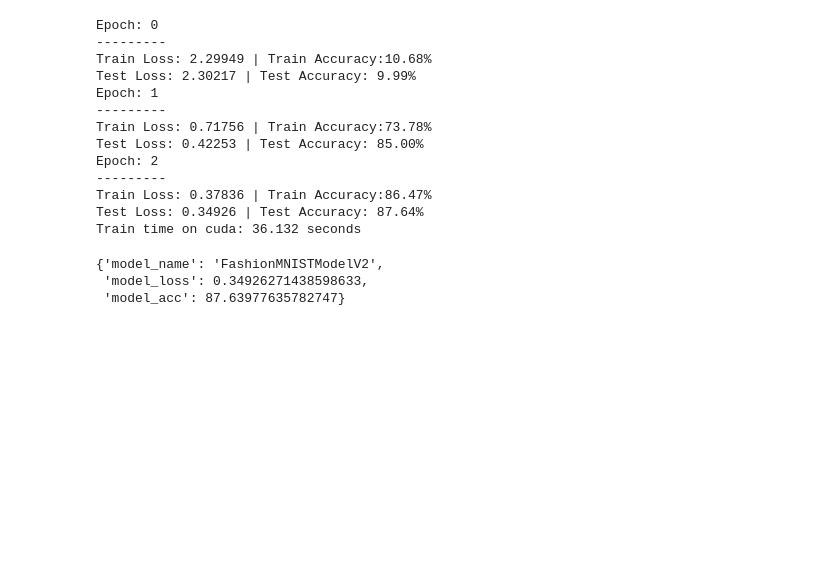
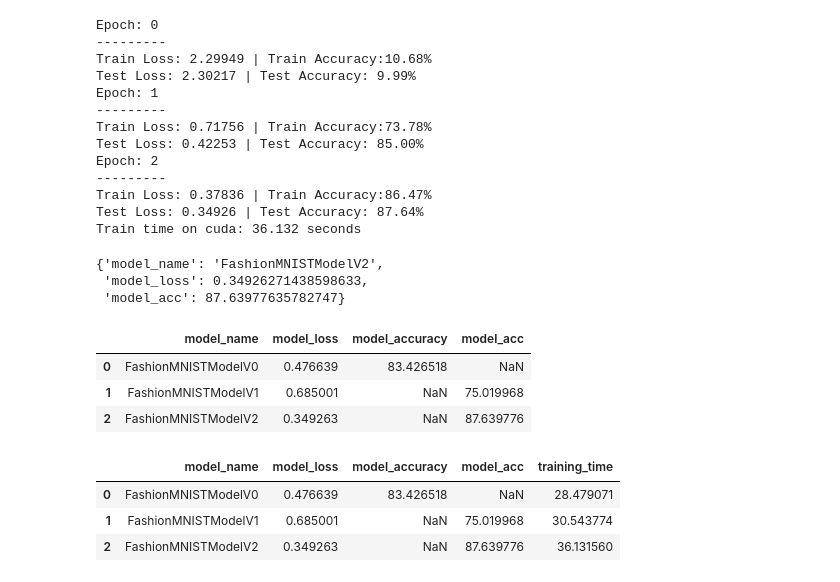
Before and after one commit to RabinPhuyal/Deep-Learning-with-Pytorch, a Jupyter notebook: PyTorch_Computer__Vision.ipynb, the cells around one changed output. Drawn from its saved outputs; the diff is of its cells as text; code cells hidden in the pictures; blank space fills up the shorter version.

Commit message:
Compare model results and training time

```diff
--- a/PyTorch_Computer__Vision.ipynb
+++ b/PyTorch_Computer__Vision.ipynb
@@ -990,3 +990,25 @@ model_2_results
 {'model_name': 'FashionMNISTModelV2',
  'model_loss': 0.34926271438598633,
  'model_acc': 87.63977635782747}
+# %%
+#8. Compare model results and training time
+
+import pandas as pd
+compare_results = pd.DataFrame([model_0_results, model_1_results, model_2_results])
+compare_results
+# %% [output]
+|  | model_name | model_loss | model_accuracy | model_acc |
+| 0 | FashionMNISTModelV0 | 0.476639 | 83.426518 | NaN |
+| 1 | FashionMNISTModelV1 | 0.685001 | NaN | 75.019968 |
+| 2 | FashionMNISTModelV2 | 0.349263 | NaN | 87.639776 |
+# %%
+#Add training times to results comparision
+compare_results["training_time"] =[total_train_time_model_0,
+                                   total_train_time_model_1,
+                                   total_train_time_model_2]
+compare_results
+# %% [output]
+|  | model_name | model_loss | model_accuracy | model_acc | training_time |
+| 0 | FashionMNISTModelV0 | 0.476639 | 83.426518 | NaN | 28.479071 |
+| 1 | FashionMNISTModelV1 | 0.685001 | NaN | 75.019968 | 30.543774 |
+| 2 | FashionMNISTModelV2 | 0.349263 | NaN | 87.639776 | 36.131560 |
```
